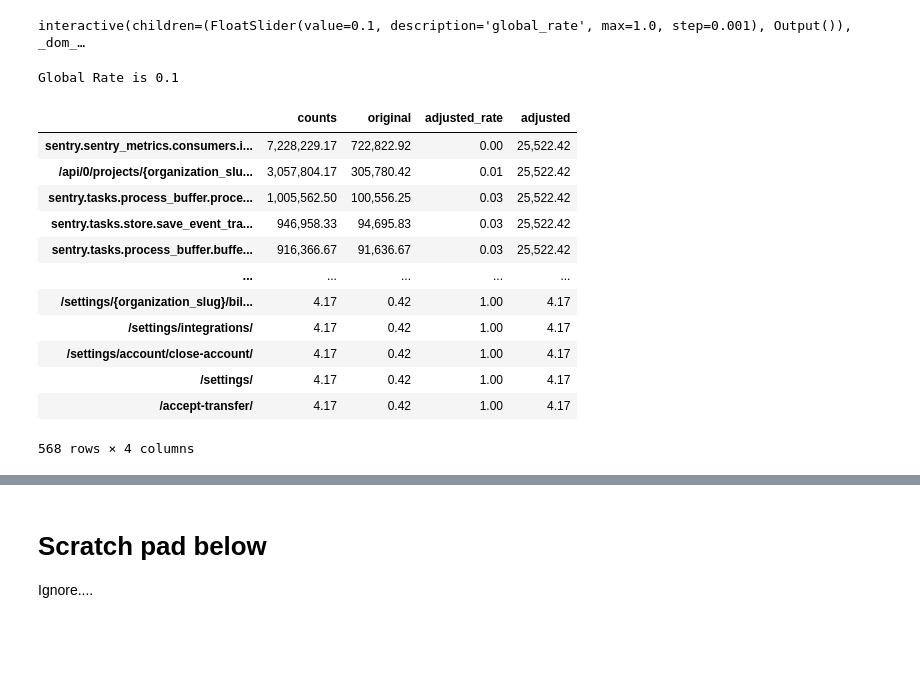
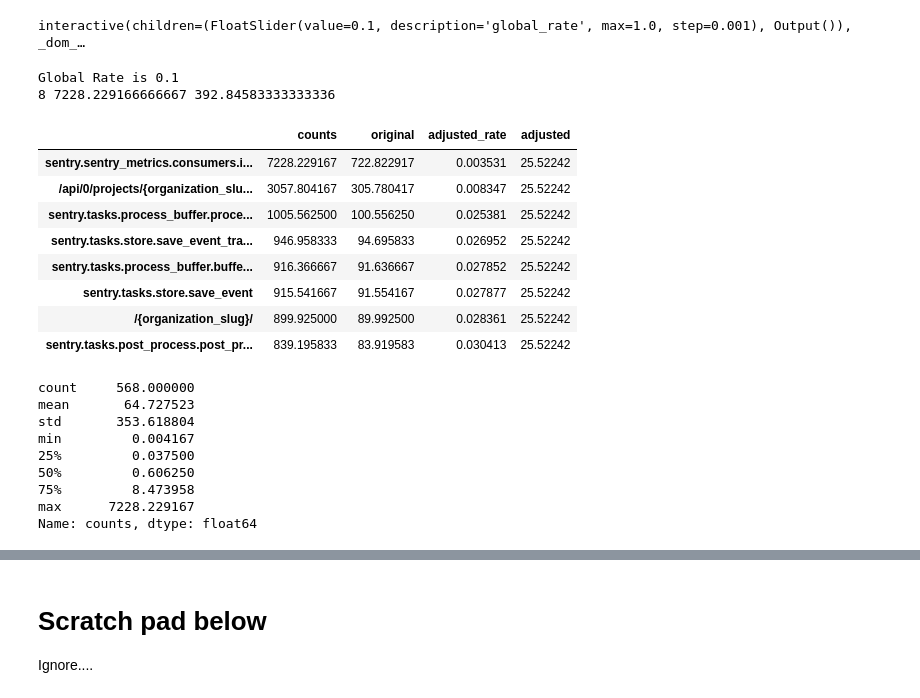
Before and after one commit to RaduW/volume-rebalance, a Jupyter notebook: volume_rebalancing.ipynb, the cells around one changed output, grey strips where cells are left out. Drawn from its saved outputs; the diff is of its cells as text; code cells hidden in the pictures; blank space fills up the shorter version.

```diff
--- a/volume_rebalancing.ipynb
+++ b/volume_rebalancing.ipynb
@@ -178,20 +178,31 @@ interactive(children=(FloatSlider(value=0.1, description='global_rate', max=1.0,
 # %%
 print(f"Global Rate is {global_rate.value}")
 adjusted_rates = process_data(global_rate.value, counts)
-adjusted_rates.sort_values(inplace=True,ascending=False,by=["counts"])
-adjusted_rates
+adjusted_rates.sort_values(inplace=True,ascending=False,by=["counts"]);
+x = adjusted_rates[adjusted_rates.counts > adjusted_rates.counts.max()/10]
+print(len(x), adjusted_rates.counts[0], adjusted_rates.counts[20])
+x
 # %% [output]
 Global Rate is 0.1
+8 7228.229166666667 392.84583333333336
 |  | counts | original | adjusted_rate | adjusted |
-| sentry.sentry_metrics.consumers.i... | 7,228,229.17 | 722,822.92 | 0.00 | 25,522.42 |
-| /api/0/projects/{organization_slu... | 3,057,804.17 | 305,780.42 | 0.01 | 25,522.42 |
-| sentry.tasks.process_buffer.proce... | 1,005,562.50 | 100,556.25 | 0.03 | 25,522.42 |
-| sentry.tasks.store.save_event_tra... | 946,958.33 | 94,695.83 | 0.03 | 25,522.42 |
-| sentry.tasks.process_buffer.buffe... | 916,366.67 | 91,636.67 | 0.03 | 25,522.42 |
-| ... | ... | ... | ... | ... |
-| /settings/{organization_slug}/bil... | 4.17 | 0.42 | 1.00 | 4.17 |
-| /settings/integrations/ | 4.17 | 0.42 | 1.00 | 4.17 |
-| /settings/account/close-account/ | 4.17 | 0.42 | 1.00 | 4.17 |
-| /settings/ | 4.17 | 0.42 | 1.00 | 4.17 |
-| /accept-transfer/ | 4.17 | 0.42 | 1.00 | 4.17 |
+| sentry.sentry_metrics.consumers.i... | 7228.229167 | 722.822917 | 0.003531 | 25.52242 |
+| /api/0/projects/{organization_slu... | 3057.804167 | 305.780417 | 0.008347 | 25.52242 |
+| sentry.tasks.process_buffer.proce... | 1005.562500 | 100.556250 | 0.025381 | 25.52242 |
+| sentry.tasks.store.save_event_tra... | 946.958333 | 94.695833 | 0.026952 | 25.52242 |
+| sentry.tasks.process_buffer.buffe... | 916.366667 | 91.636667 | 0.027852 | 25.52242 |
+| sentry.tasks.store.save_event | 915.541667 | 91.554167 | 0.027877 | 25.52242 |
+| /{organization_slug}/ | 899.925000 | 89.992500 | 0.028361 | 25.52242 |
+| sentry.tasks.post_process.post_pr... | 839.195833 | 83.919583 | 0.030413 | 25.52242 |
-568 rows × 4 columns
+# %%
+adjusted_rates.counts.describe()
+# %% [output]
+count     568.000000
+mean       64.727523
+std       353.618804
+min         0.004167
+25%         0.037500
+50%         0.606250
+75%         8.473958
+max      7228.229167
+Name: counts, dtype: float64
```
Also changed, not shown: parts of 2 cells of this notebook.
